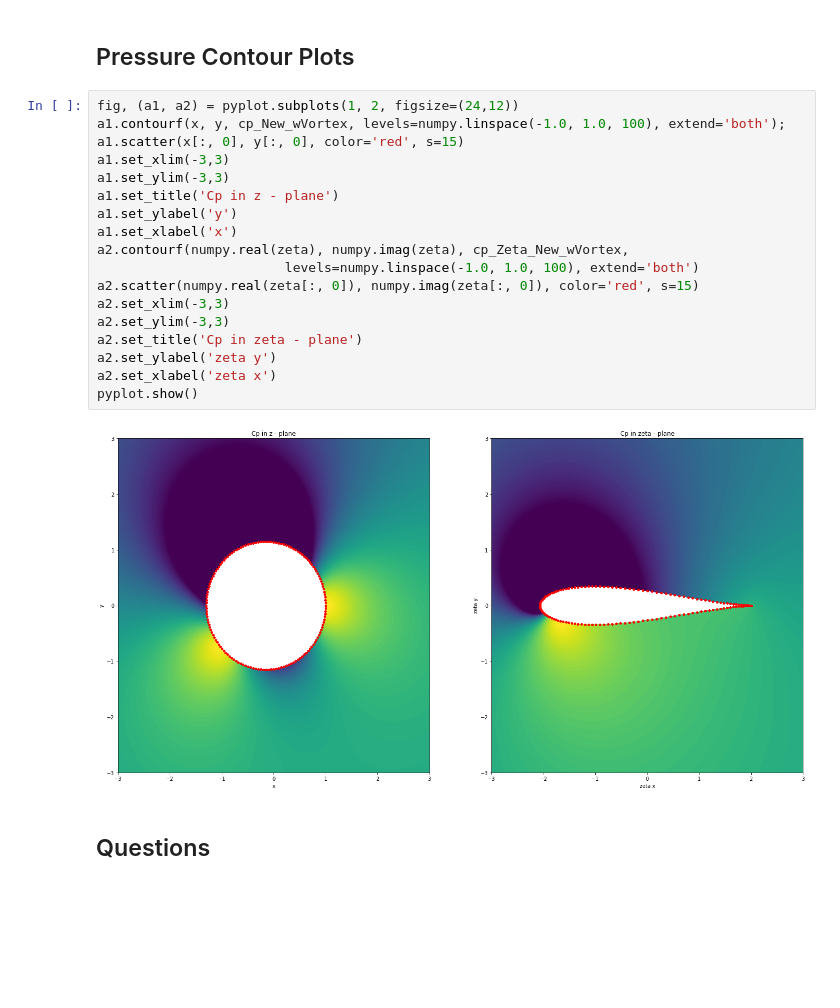
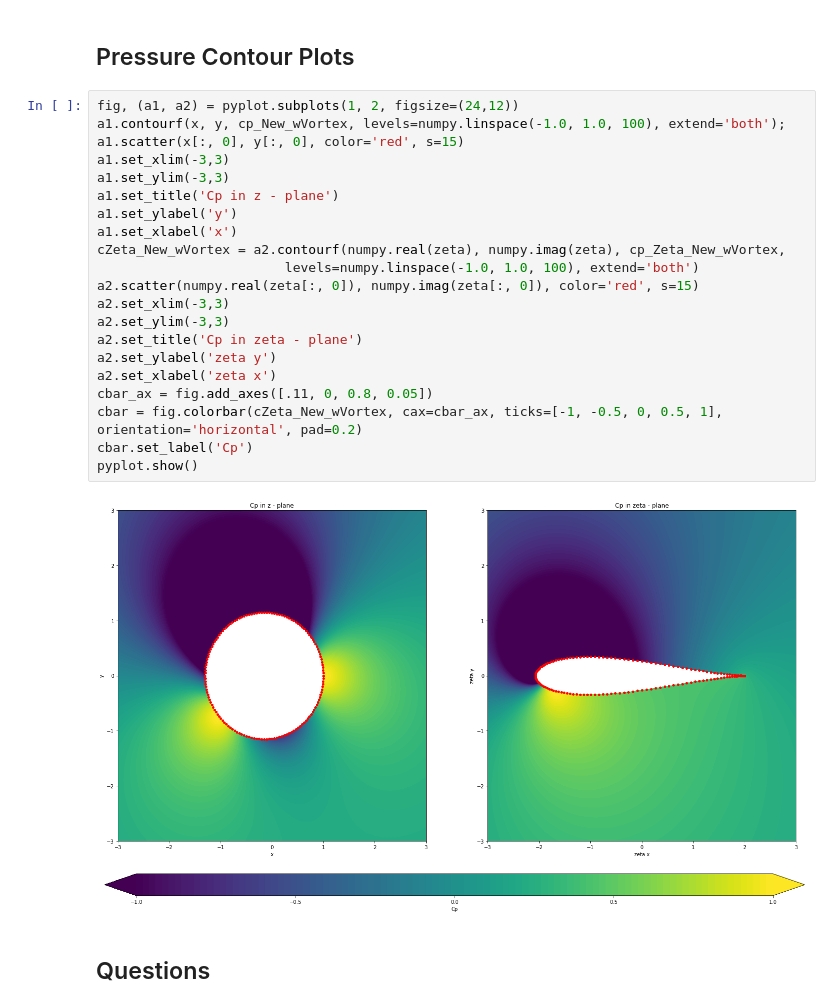
Before and after one commit to smmagic/MAE6226, a Jupyter notebook: Assignment_02.ipynb, the cells around one changed output. Cells and saved outputs as stored; diff of their text form; blank space fills up the shorter version.

```diff
--- a/Assignment_02.ipynb
+++ b/Assignment_02.ipynb
@@ -919,23 +925,26 @@ pyplot.show()
 # %%
 fig, (a1, a2) = pyplot.subplots(1, 2, figsize=(24,12))
 a1.contourf(x, y, cp_New_wVortex, levels=numpy.linspace(-1.0, 1.0, 100), extend='both');
 a1.scatter(x[:, 0], y[:, 0], color='red', s=15)
 a1.set_xlim(-3,3)
 a1.set_ylim(-3,3)
 a1.set_title('Cp in z - plane')
 a1.set_ylabel('y')
 a1.set_xlabel('x')
-a2.contourf(numpy.real(zeta), numpy.imag(zeta), cp_Zeta_New_wVortex,
+cZeta_New_wVortex = a2.contourf(numpy.real(zeta), numpy.imag(zeta), cp_Zeta_New_wVortex,
                         levels=numpy.linspace(-1.0, 1.0, 100), extend='both')
 a2.scatter(numpy.real(zeta[:, 0]), numpy.imag(zeta[:, 0]), color='red', s=15)
 a2.set_xlim(-3,3)
 a2.set_ylim(-3,3)
 a2.set_title('Cp in zeta - plane')
 a2.set_ylabel('zeta y')
 a2.set_xlabel('zeta x')
+cbar_ax = fig.add_axes([.11, 0, 0.8, 0.05])
+cbar = fig.colorbar(cZeta_New_wVortex, cax=cbar_ax, ticks=[-1, -0.5, 0, 0.5, 1], orientation='horizontal', pad=0.2)
+cbar.set_label('Cp')
 pyplot.show()
 # %% [output]
-[figure, old version]
+[figure, new version]
 # %% [markdown]
 ## Questions
 # %%
```
Also changed, not shown: parts of 5 cells of this notebook.
